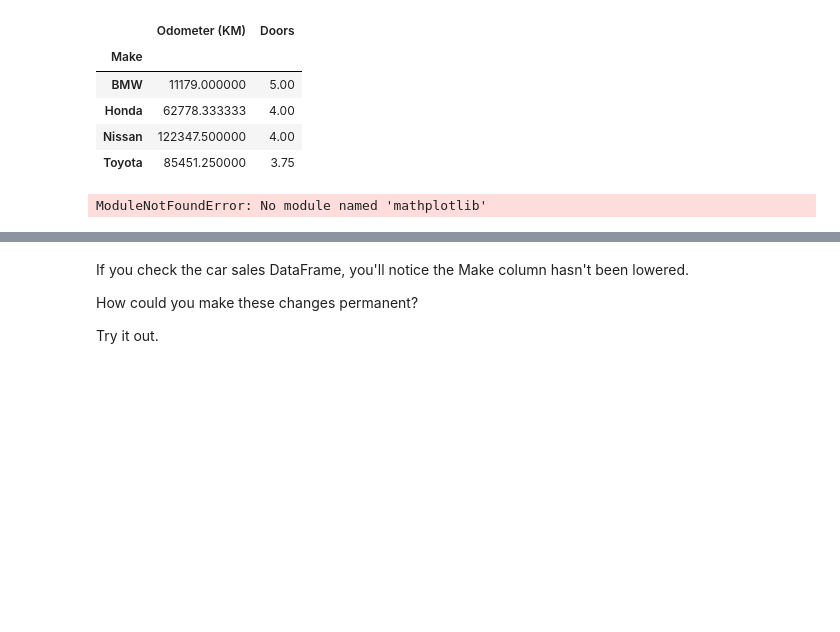
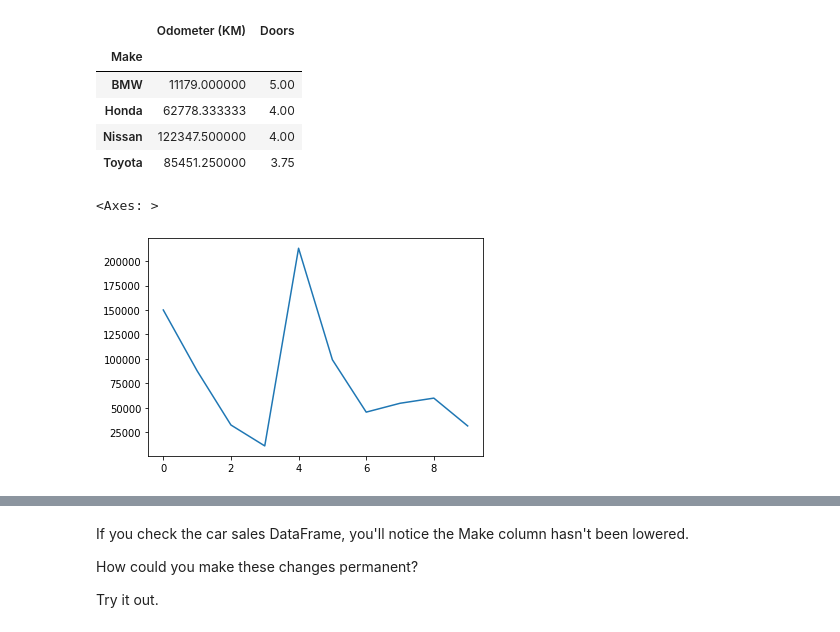
Before and after one commit to Jai3-ui/Machine-Learning-, a Jupyter notebook: Libraries/Pandas/Pandas_Assignment.ipynb, the cells around one changed output, grey strips where cells are left out. Saved outputs shown, nothing was run; the diff lists cells and outputs as text; code cells hidden in the pictures; blank space fills up the shorter version.

```diff
--- a/Libraries/Pandas/Pandas_Assignment.ipynb
+++ b/Libraries/Pandas/Pandas_Assignment.ipynb
@@ -224,8 +224,9 @@ car_sales.groupby("Make").mean(numeric_only=True)
 # %%
 # Import Matplotlib and create a plot of the Odometer column
 # Don't forget to use %matplotlib inline
-import
+car_sales["Odometer (KM)"].plot()
 # %% [output]
-ModuleNotFoundError: No module named 'mathplotlib'
+<Axes: >
+[figure, added]
 # %%
 # Create a histogram of the Odometer column using hist()
```
Also changed, not shown: parts of 19 cells of this notebook.
